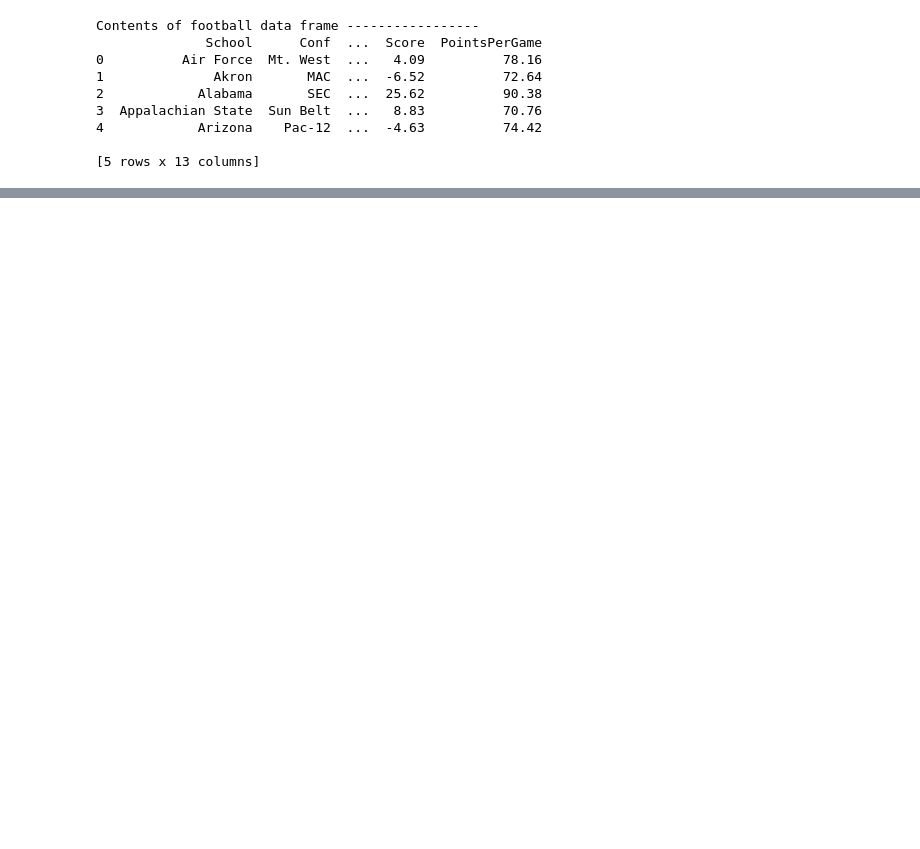
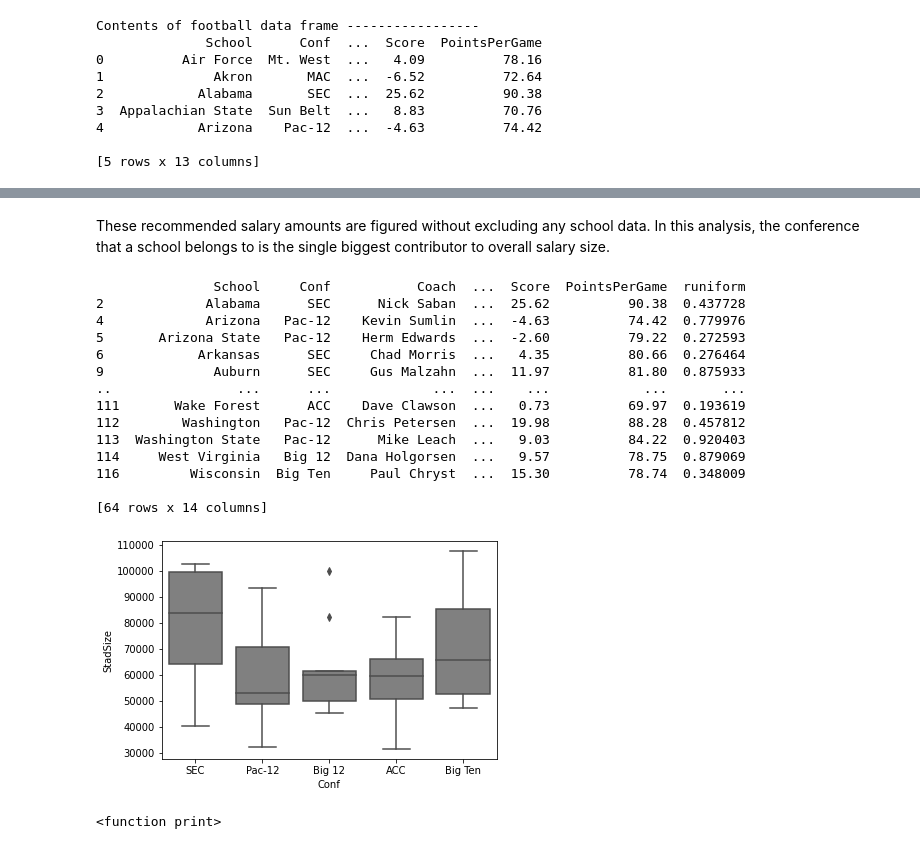
Before and after one commit to LaceySchley/DA5061_HW2, a Jupyter notebook: DSA5061HW2_Schley.ipynb, the cells around one changed output, grey strips where cells are left out. Saved outputs shown, nothing was run; the diff lists cells and outputs as text; code cells hidden in the pictures; blank space fills up the shorter version.

```diff
--- a/DSA5061HW2_Schley.ipynb
+++ b/DSA5061HW2_Schley.ipynb
@@ -99,0 +126,15 @@ plt.show()
+# %%
+my_model_simple = str('TotalPay ~ Conf')
+train_model_fit = smf.ols(my_model_simple, data = football).fit()
+print(train_model_fit.summary())
+
+np.random.seed(1234)
+football['runiform'] = uniform.rvs(loc = 0, scale = 1, size = len(football))
+football_train = football[football['runiform'] >= 0.33]
+football_test = football[football['runiform'] < 0.33]
+# check training data frame
+print('\nfootball_train data frame (rows, columns): ',football_train.shape)
+print(football_train.head())
+# check test data frame
+print('\nfootball_test data frame (rows, columns): ',football_test.shape)
+print(football_test.head())
@@ -99,0 +209,29 @@ plt.show()
+# %% [markdown]
+These recommended salary amounts are figured without excluding any school data. In this analysis, the conference that a school belongs to is the single biggest contributor to overall salary size.
+# %%
+# Lets filter the data to the biggest 5 conferences and see what the salary recommendations are.
+options = ["ACC","Big Ten", "Big 12","Pac-12", "SEC"]
+football_new = football[football['Conf'].isin(options)]
+print(football_new)
+
+sns.boxplot(x="Conf", y="StadSize", data=football_new, color = "gray");
+plt.show()
+
+print
+# %% [output]
+               School     Conf           Coach  ...  Score  PointsPerGame  runiform
+2             Alabama      SEC      Nick Saban  ...  25.62          90.38  0.437728
+4             Arizona   Pac-12    Kevin Sumlin  ...  -4.63          74.42  0.779976
+5       Arizona State   Pac-12    Herm Edwards  ...  -2.60          79.22  0.272593
+6            Arkansas      SEC     Chad Morris  ...   4.35          80.66  0.276464
+9              Auburn      SEC     Gus Malzahn  ...  11.97          81.80  0.875933
+..                ...      ...             ...  ...    ...            ...       ...
+111       Wake Forest      ACC    Dave Clawson  ...   0.73          69.97  0.193619
+112        Washington   Pac-12  Chris Petersen  ...  19.98          88.28  0.457812
+113  Washington State   Pac-12      Mike Leach  ...   9.03          84.22  0.920403
+114     West Virginia   Big 12  Dana Holgorsen  ...   9.57          78.75  0.879069
+116         Wisconsin  Big Ten     Paul Chryst  ...  15.30          78.74  0.348009
+
+[64 rows x 14 columns]
+[figure, added]
+<function print>
```
Also changed, not shown: parts of 21 cells of this notebook.
